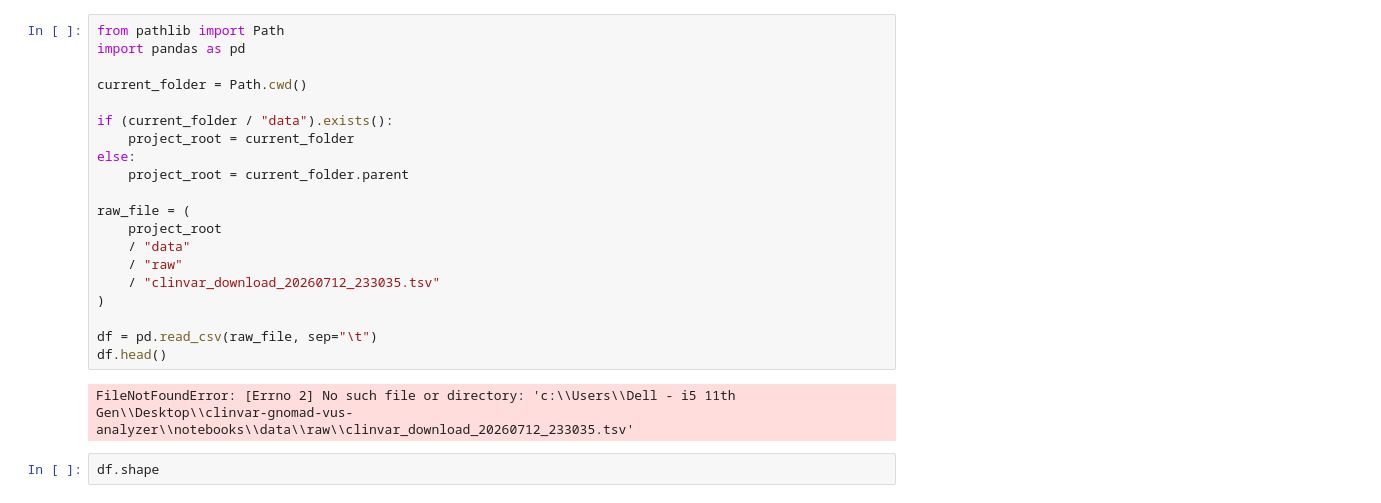
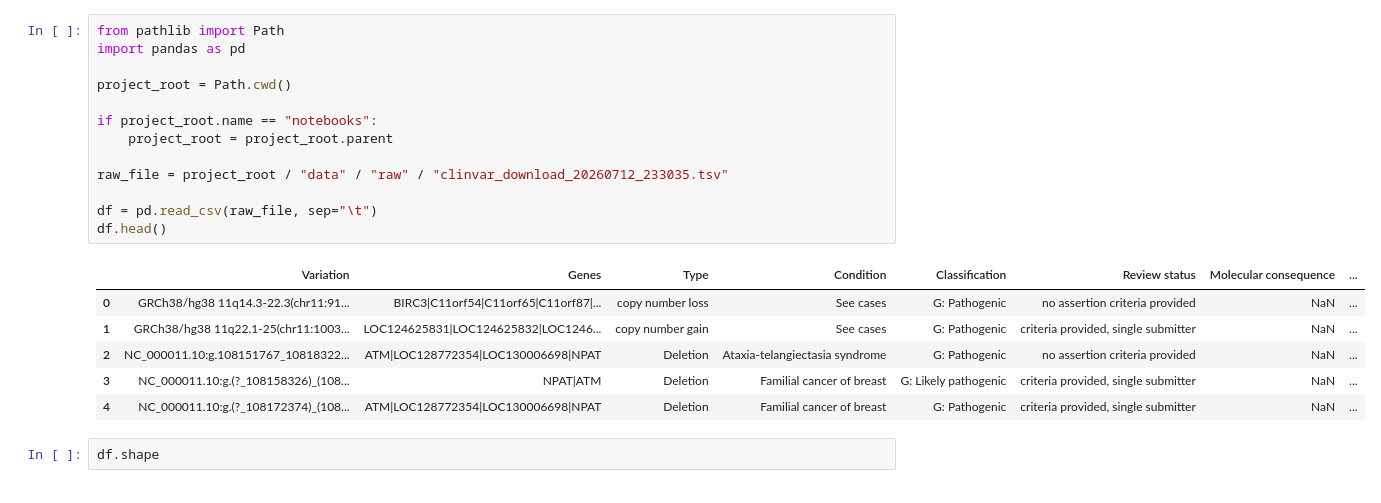
Before and after one commit to luciedev166/clinvar-gnomad-vus-analyzer, a Jupyter notebook: notebooks/01_explore_clinvar.ipynb, the cells around one changed output. Saved outputs shown, nothing was run; the diff lists cells and outputs as text.

```diff
--- a/notebooks/01_explore_clinvar.ipynb
+++ b/notebooks/01_explore_clinvar.ipynb
@@ -1,25 +1,23 @@
 # %%
 from pathlib import Path
 import pandas as pd
 
-current_folder = Path.cwd()
+project_root = Path.cwd()
 
-if (current_folder / "data").exists():
-    project_root = current_folder
-else:
-    project_root = current_folder.parent
+if project_root.name == "notebooks":
+    project_root = project_root.parent
 
-raw_file = (
-    project_root
-    / "data"
-    / "raw"
-    / "clinvar_download_20260712_233035.tsv"
-)
+raw_file = project_root / "data" / "raw" / "clinvar_download_20260712_233035.tsv"
 
 df = pd.read_csv(raw_file, sep="\t")
 df.head()
 # %% [output]
-FileNotFoundError: [Errno 2] No such file or directory: 'c:\\Users\\Dell - i5 11th Gen\\Desktop\\clinvar-gnomad-vus-analyzer\\notebooks\\data\\raw\\clinvar_download_20260712_233035.tsv'
+|  | Variation | Genes | Type | Condition | Classification | Review status | Molecular consequence | ... |
+| 0 | GRCh38/hg38 11q14.3-22.3(chr11:91... | BIRC3|C11orf54|C11orf65|C11orf87|... | copy number loss | See cases | G: Pathogenic | no assertion criteria provided | NaN | ... |
+| 1 | GRCh38/hg38 11q22.1-25(chr11:1003... | LOC124625831|LOC124625832|LOC1246... | copy number gain | See cases | G: Pathogenic | criteria provided, single submitter | NaN | ... |
+| 2 | NC_000011.10:g.108151767_10818322... | ATM|LOC128772354|LOC130006698|NPAT | Deletion | Ataxia-telangiectasia syndrome | G: Pathogenic | no assertion criteria provided | NaN | ... |
+| 3 | NC_000011.10:g.(?_108158326)_(108... | NPAT|ATM | Deletion | Familial cancer of breast | G: Likely pathogenic | criteria provided, single submitter | NaN | ... |
+| 4 | NC_000011.10:g.(?_108172374)_(108... | ATM|LOC128772354|LOC130006698|NPAT | Deletion | Familial cancer of breast | G: Pathogenic | criteria provided, single submitter | NaN | ... |
 # %%
 df.shape
 # %% [output]
```
Also changed, not shown: parts of 5 cells of this notebook, 4 other files.
